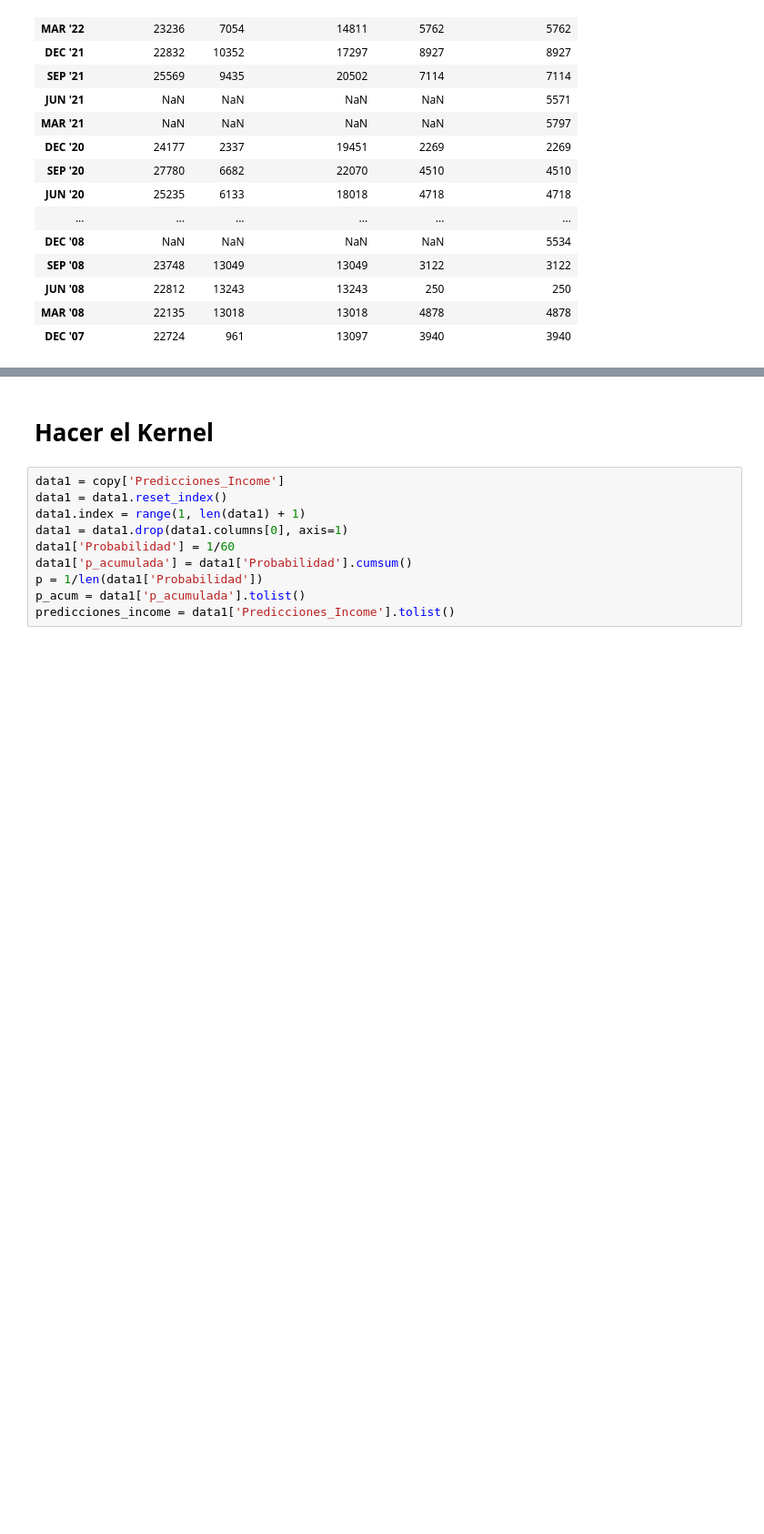
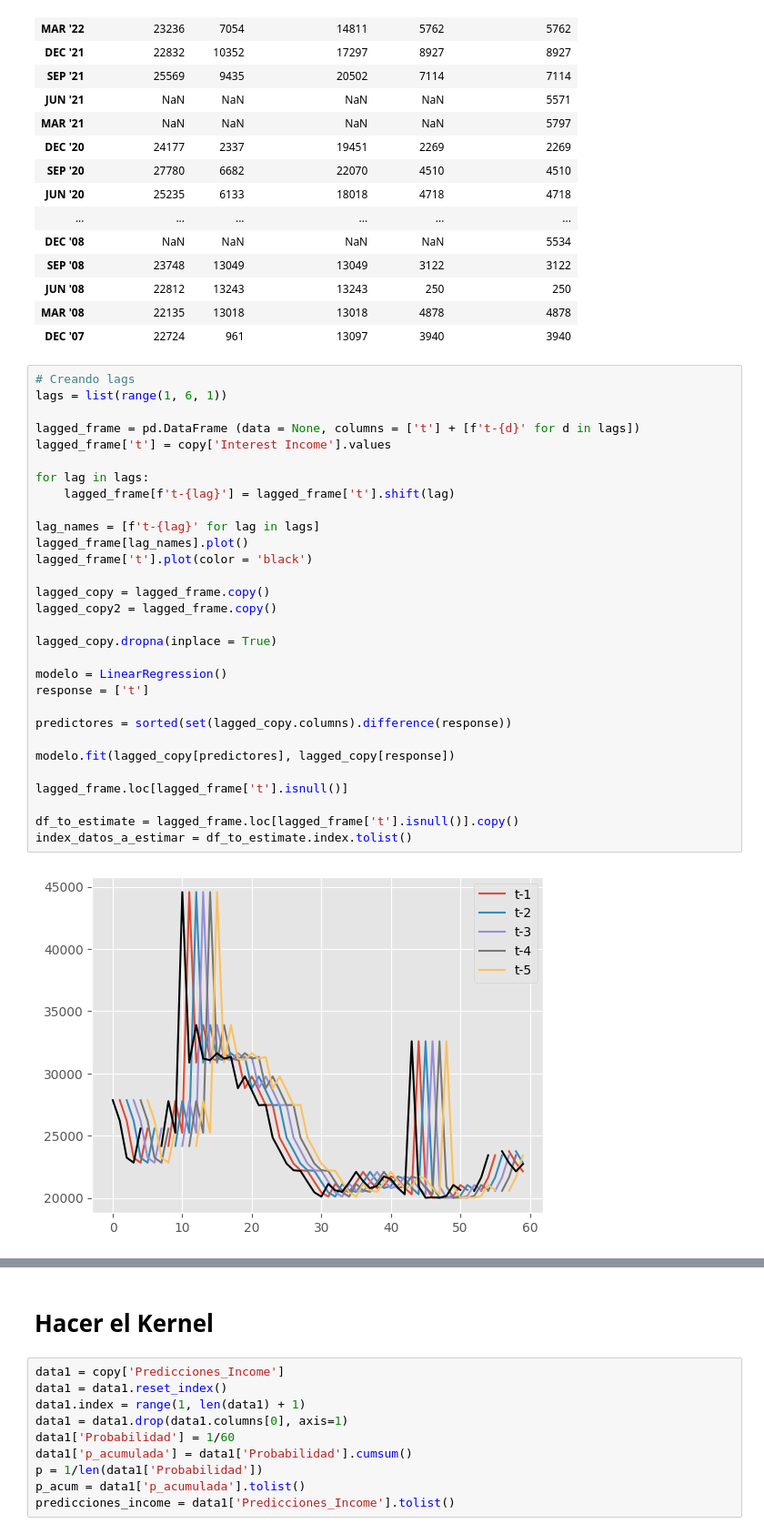
Before and after one commit to Maxcode99/Proyecto_SPF, a Jupyter notebook: Proyecto_Alan_Max.ipynb, the cells around one changed output, grey strips where cells are left out. Shown: that part at 91% size. Cells and saved outputs as stored; diff of their text form; blank space fills up the shorter version.

```diff
--- a/Proyecto_Alan_Max.ipynb
+++ b/Proyecto_Alan_Max.ipynb
@@ -336,3 +305,35 @@ copy
 | JUN '08 | 22812 | 13243 | 13243 | 250 | 250 |
 | MAR '08 | 22135 | 13018 | 13018 | 4878 | 4878 |
 | DEC '07 | 22724 | 961 | 13097 | 3940 | 3940 |
+# %%
+# Creando lags
+lags = list(range(1, 6, 1))
+
+lagged_frame = pd.DataFrame (data = None, columns = ['t'] + [f't-{d}' for d in lags])
+lagged_frame['t'] = copy['Interest Income'].values
+
+for lag in lags:
+    lagged_frame[f't-{lag}'] = lagged_frame['t'].shift(lag)
+
+lag_names = [f't-{lag}' for lag in lags]
+lagged_frame[lag_names].plot()
+lagged_frame['t'].plot(color = 'black')
+
+lagged_copy = lagged_frame.copy()
+lagged_copy2 = lagged_frame.copy()
+
+lagged_copy.dropna(inplace = True)
+
+modelo = LinearRegression()
+response = ['t']
+
+predictores = sorted(set(lagged_copy.columns).difference(response))
+
+modelo.fit(lagged_copy[predictores], lagged_copy[response])
+
+lagged_frame.loc[lagged_frame['t'].isnull()]
+
+df_to_estimate = lagged_frame.loc[lagged_frame['t'].isnull()].copy()
+index_datos_a_estimar = df_to_estimate.index.tolist()
+# %% [output]
+[figure, added]
```
Also changed, not shown: parts of 11 cells of this notebook, 1 other file.
